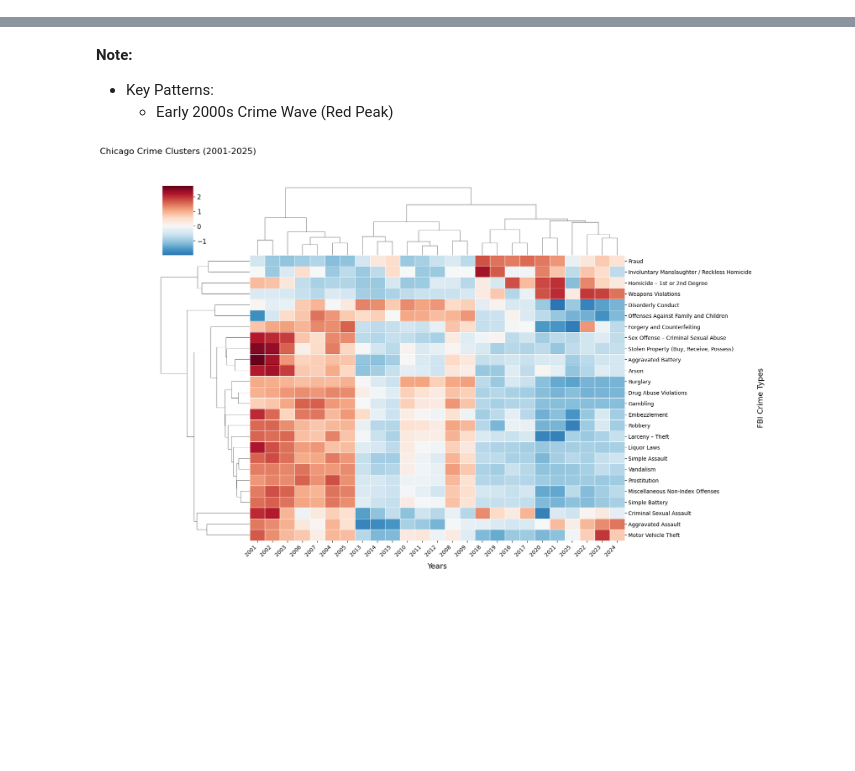
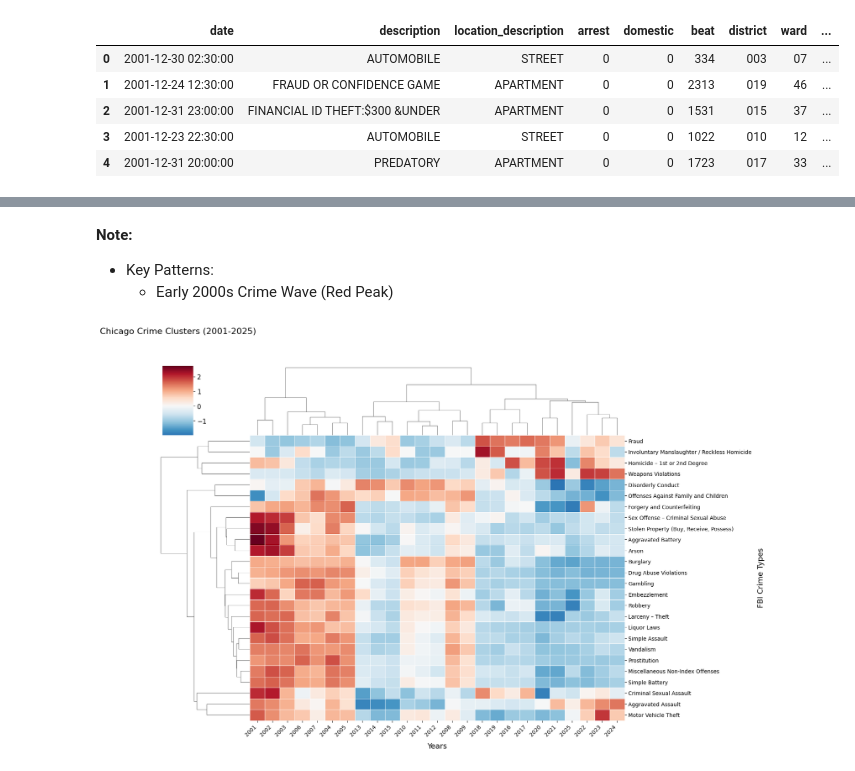
Before and after one commit to SirErikPak/ChicagoCrime, a Jupyter notebook: Notebook/ChicagoCrimeDataAnalysis.ipynb, the cells around one changed output, grey strips where cells are left out. Cells and saved outputs as stored; diff of their text form; code cells hidden in the pictures; blank space fills up the shorter version.

```diff
--- a/Notebook/ChicagoCrimeDataAnalysis.ipynb
+++ b/Notebook/ChicagoCrimeDataAnalysis.ipynb
@@ -48,8 +50,17 @@ arrow_bool = pd.ArrowDtype(pa.bool8())
 # %%
 # Read Arrow IPC file
 with open('../Data/crime_data.arrow', 'rb') as f:
     reader = ipc.open_file(f)
     table = reader.read_all()
 
 # Convert back to pandas (Arrow‑backed)
 df = table.to_pandas(types_mapper=pd.ArrowDtype)
+# Display
+df.head()
+# %% [output]
+|  | date | description | location_description | arrest | domestic | beat | district | ward | ... |
+| 0 | 2001-12-30 02:30:00 | AUTOMOBILE | STREET | 0 | 0 | 334 | 003 | 07 | ... |
+| 1 | 2001-12-24 12:30:00 | FRAUD OR CONFIDENCE GAME | APARTMENT | 0 | 0 | 2313 | 019 | 46 | ... |
+| 2 | 2001-12-31 23:00:00 | FINANCIAL ID THEFT:$300 &UNDER | APARTMENT | 0 | 0 | 1531 | 015 | 37 | ... |
+| 3 | 2001-12-23 22:30:00 | AUTOMOBILE | STREET | 0 | 0 | 1022 | 010 | 12 | ... |
+| 4 | 2001-12-31 20:00:00 | PREDATORY | APARTMENT | 0 | 0 | 1723 | 017 | 33 | ... |
```
Also changed, not shown: parts of 6 cells of this notebook.
